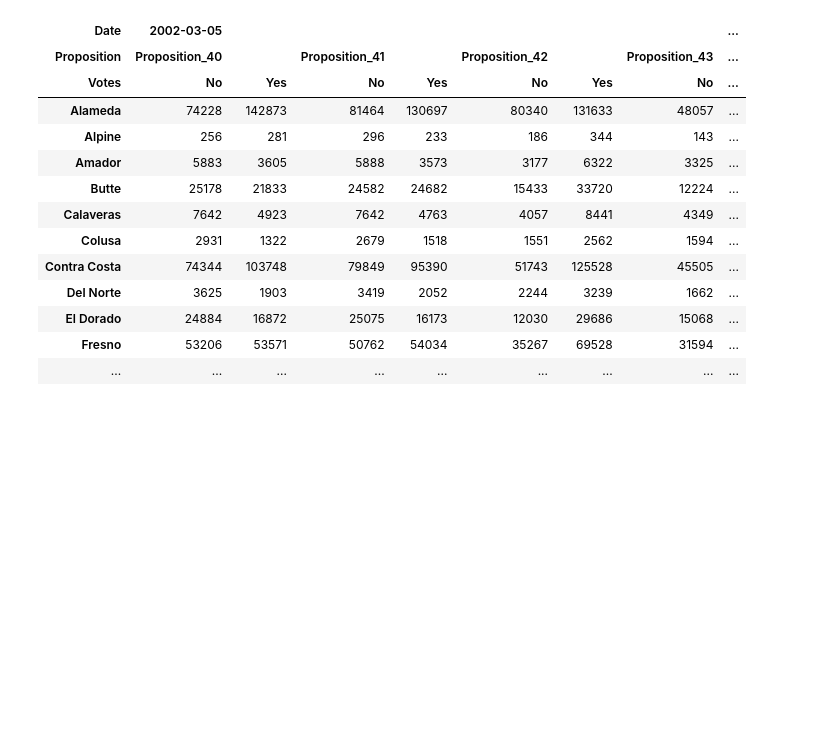
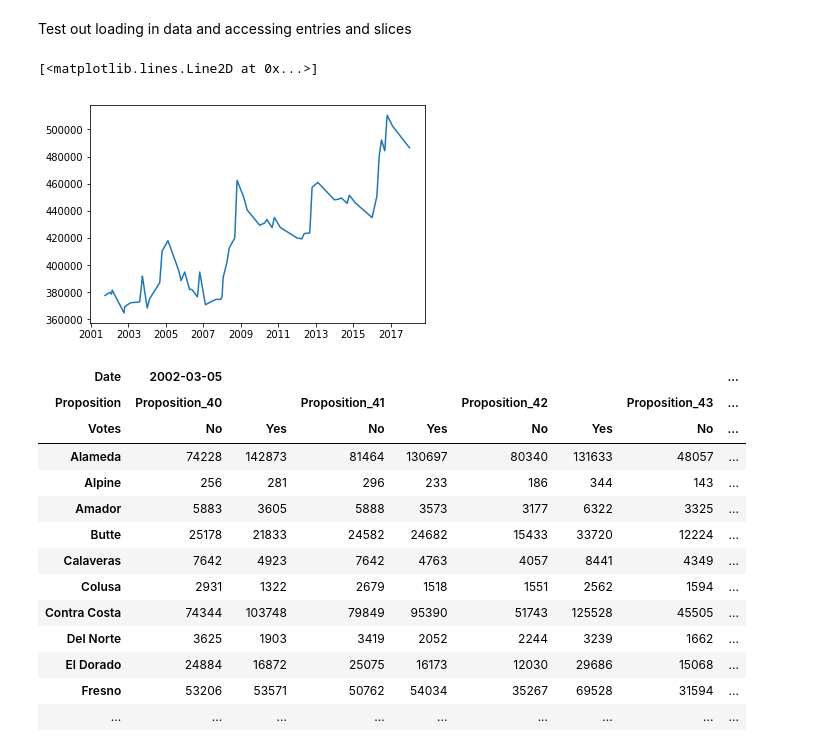
Before and after one commit to cnehrkorn/CaliVoting, a Jupyter notebook: process_sos.ipynb, the cells around one changed output. Drawn from its saved outputs; the diff is of its cells as text; code cells hidden in the pictures; blank space fills up the shorter version.

```diff
--- a/process_sos.ipynb
+++ b/process_sos.ipynb
@@ -166 +277,17 @@ df_meta.to_csv(path_meta)
+# %% [markdown]
+Test out loading in data and accessing entries and slices
+# %%
+path = 'data/SOS/processed/voter-registration.csv'
+df_test = pd.read_csv(path,header=[0,1],index_col=[0,1])
+dtIdx = pd.DatetimeIndex(df_test.columns.get_level_values(0))
+col_mIdx = pd.MultiIndex.from_arrays([dtIdx,df_test.columns.get_level_values(1)])
+df_test.columns = col_mIdx
+df_test.sort_index(inplace=True,axis=1,level=[0,1])
+df_test.sort_index(axis=1,level=[0,1],inplace=True)
+df_test.sort_index(axis=0,level=[0,1],inplace=True)
+result = df_test.loc['Alameda',(slice(None),slice('Democratic','Democratic'))].loc['Count']
+plt.plot(result.index.get_level_values(0),result)
+# %% [output]
+[<matplotlib.lines.Line2D at 0x...>]
+[figure, added]
 # %%
```
Also changed, not shown: parts of 12 cells of this notebook, 10 other files.
